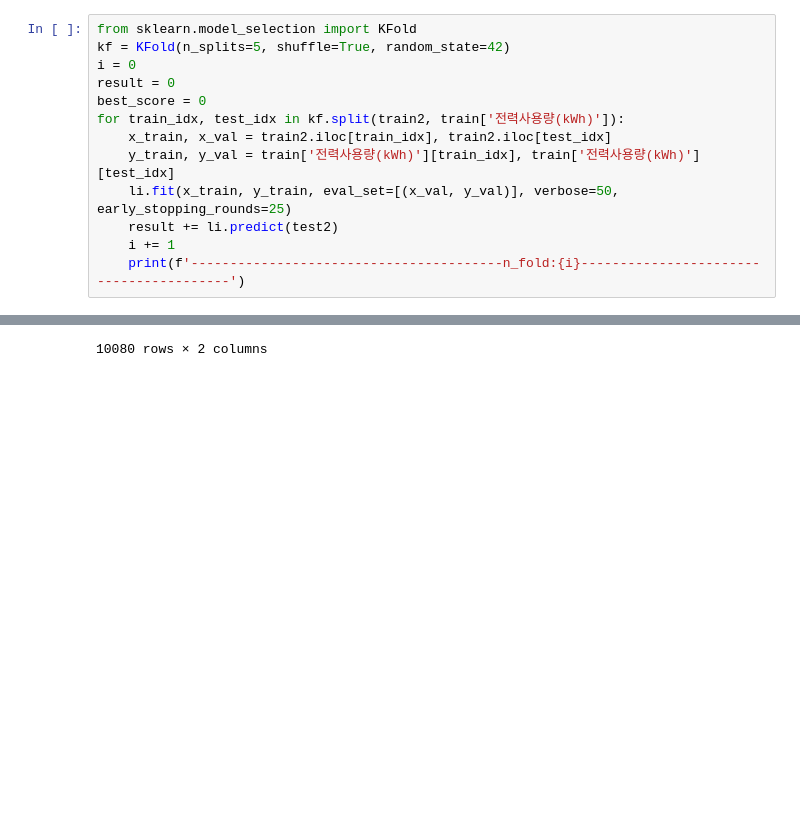
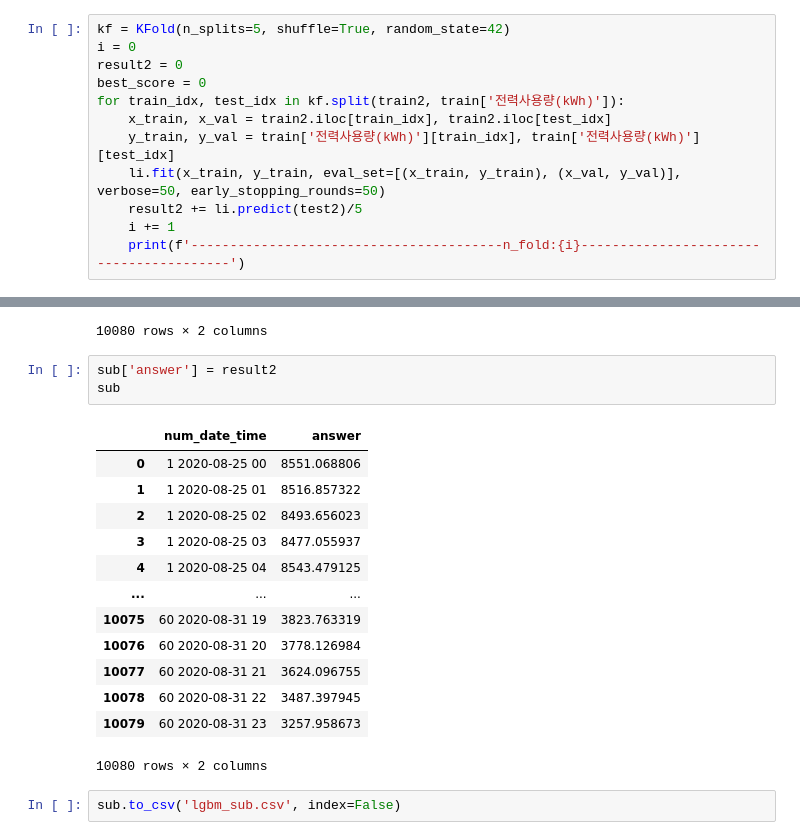
Before and after one commit to hhh6593/TIL, a Jupyter notebook: 전략수요예측_분석.ipynb, the cells around one changed output, grey strips where cells are left out. Cells and saved outputs as stored; diff of their text form; blank space fills up the shorter version.

```diff
--- a/전략수요예측_분석.ipynb
+++ b/전략수요예측_분석.ipynb
@@ -183,14 +207,13 @@ train2
 # %%
-from sklearn.model_selection import KFold
 kf = KFold(n_splits=5, shuffle=True, random_state=42)
 i = 0
-result = 0
+result2 = 0
 best_score = 0
 for train_idx, test_idx in kf.split(train2, train['전력사용량(kWh)']):
     x_train, x_val = train2.iloc[train_idx], train2.iloc[test_idx]
     y_train, y_val = train['전력사용량(kWh)'][train_idx], train['전력사용량(kWh)'][test_idx]
-    li.fit(x_train, y_train, eval_set=[(x_val, y_val)], verbose=50, early_stopping_rounds=25)
-    result += li.predict(test2)
+    li.fit(x_train, y_train, eval_set=[(x_train, y_train), (x_val, y_val)], verbose=50, early_stopping_rounds=50)
+    result2 += li.predict(test2)/5
     i += 1
     print(f'----------------------------------------n_fold:{i}----------------------------------------')
 # %% [output]
@@ -233,3 +268,22 @@ sub
 | 10078 | 60 2020-08-31 22 | 0 |
 | 10079 | 60 2020-08-31 23 | 0 |
 10080 rows × 2 columns
+# %%
+sub['answer'] = result2
+sub
+# %% [output]
+|  | num_date_time | answer |
+| 0 | 1 2020-08-25 00 | 8551.068806 |
+| 1 | 1 2020-08-25 01 | 8516.857322 |
+| 2 | 1 2020-08-25 02 | 8493.656023 |
+| 3 | 1 2020-08-25 03 | 8477.055937 |
+| 4 | 1 2020-08-25 04 | 8543.479125 |
+| ... | ... | ... |
+| 10075 | 60 2020-08-31 19 | 3823.763319 |
+| 10076 | 60 2020-08-31 20 | 3778.126984 |
+| 10077 | 60 2020-08-31 21 | 3624.096755 |
+| 10078 | 60 2020-08-31 22 | 3487.397945 |
+| 10079 | 60 2020-08-31 23 | 3257.958673 |
+10080 rows × 2 columns
+# %%
+sub.to_csv('lgbm_sub.csv', index=False)
```
Also changed, not shown: parts of 17 cells of this notebook.
